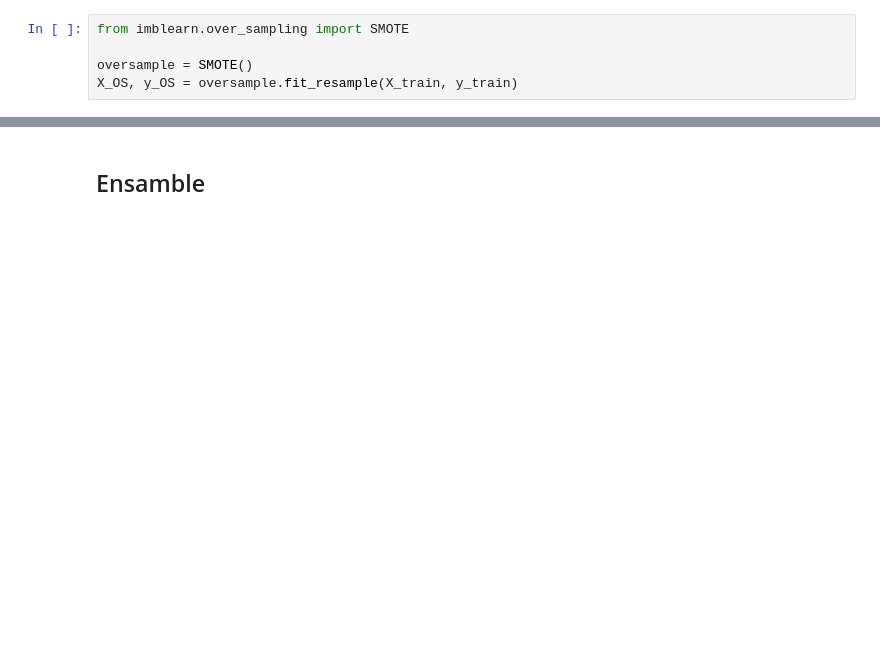
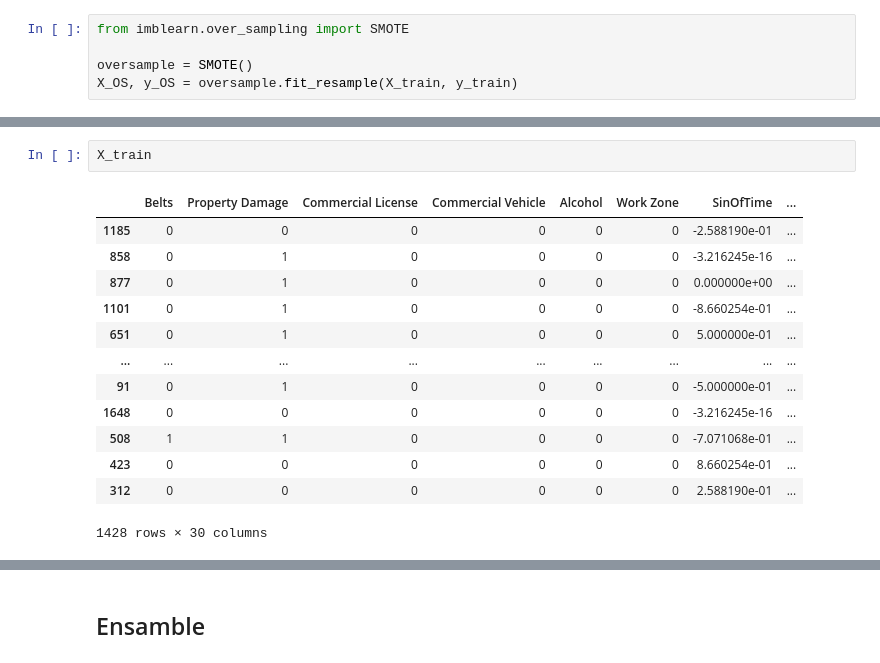
Before and after one commit to ishaqmarashy/red-light-traffic-violation-classification, a Jupyter notebook: models_bnn.ipynb, the cells around one changed output, grey strips where cells are left out. Drawn from its saved outputs; the diff is of its cells as text; blank space fills up the shorter version.

```diff
--- a/models_bnn.ipynb
+++ b/models_bnn.ipynb
@@ -395,0 +361,16 @@ plt.show()
+# %%
+X_train
+# %% [output]
+|  | Belts | Property Damage | Commercial License | Commercial Vehicle | Alcohol | Work Zone | SinOfTime | ... |
+| 1185 | 0 | 0 | 0 | 0 | 0 | 0 | -2.588190e-01 | ... |
+| 858 | 0 | 1 | 0 | 0 | 0 | 0 | -3.216245e-16 | ... |
+| 877 | 0 | 1 | 0 | 0 | 0 | 0 | 0.000000e+00 | ... |
+| 1101 | 0 | 1 | 0 | 0 | 0 | 0 | -8.660254e-01 | ... |
+| 651 | 0 | 1 | 0 | 0 | 0 | 0 | 5.000000e-01 | ... |
+| ... | ... | ... | ... | ... | ... | ... | ... | ... |
+| 91 | 0 | 1 | 0 | 0 | 0 | 0 | -5.000000e-01 | ... |
+| 1648 | 0 | 0 | 0 | 0 | 0 | 0 | -3.216245e-16 | ... |
+| 508 | 1 | 1 | 0 | 0 | 0 | 0 | -7.071068e-01 | ... |
+| 423 | 0 | 0 | 0 | 0 | 0 | 0 | 8.660254e-01 | ... |
+| 312 | 0 | 0 | 0 | 0 | 0 | 0 | 2.588190e-01 | ... |
+1428 rows × 30 columns
```
Also changed, not shown: parts of 49 cells of this notebook, 4 other files.
